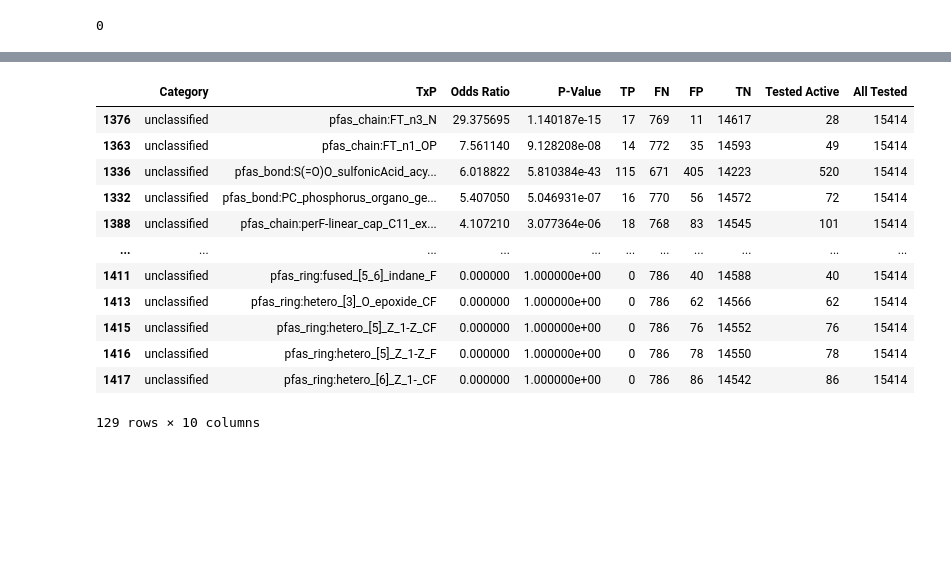
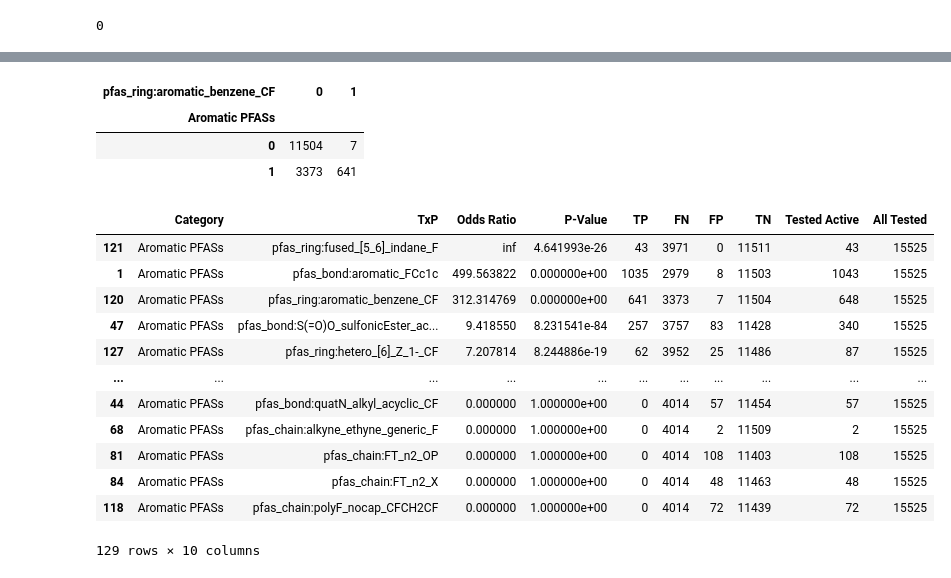
Before and after one commit to patlewig/nts_pfas, a Jupyter notebook: notebooks/02_enrichments_primary_categories.ipynb, the cells around one changed output, grey strips where cells are left out. Drawn from its saved outputs; the diff is of its cells as text; code cells hidden in the pictures; blank space fills up the shorter version.

```diff
--- a/notebooks/02_enrichments_primary_categories.ipynb
+++ b/notebooks/02_enrichments_primary_categories.ipynb
@@ -35,9 +36,9 @@ external_dir = TOP + 'data/external/'
 processed_dir = TOP + 'data/processed/'
 figures_dir = TOP + 'reports/figures/'
 # %%
-df = pd.read_excel(interim_dir+'secondary_categorisations_new_universe_061123.xlsx' ,  index_col = [0])
+df = pd.read_excel(interim_dir+'mediod_new_universe_090524.xlsx' ,  index_col = [0])
 # %%
-pfas_txps = pd.read_csv(interim_dir+'new_inv_4TxPs_PFAS_out.txt', sep = ';')
+pfas_txps = pd.read_csv(interim_dir+'output_new_pfas__PFASTxP_april.txt', sep = ';')
 pfas_txps = pfas_txps[pfas_txps['M_CORINA_SYMPHONY_ERRORS_[STRING]'] == 'No errors']
 pfas_txps = pfas_txps.iloc[:,:-2]
 # %%
@@ -89,8 +98,8 @@ import scipy.stats as stats
 # %%
 def create_enrich(df):
     res = []
-    for e in df.columns[:11]:
-        for i, column in df.iloc[:,11:].items():
+    for e in df.columns[:18]:
+        for i, column in df.iloc[:,18:].items():
             #print(i,column)
             if pd.crosstab(df.loc[:,e], column).shape == (2,2):
                 a = pd.crosstab(df[e],column)
@@ -102,7 +111,12 @@ def create_enrich(df):
                 res.append([e, i, oddsratio, pvalue, tp, fn, fp, tn, tested_active, all_tested])
     return res
 # %%
-#pd.crosstab(df2['unclassified'], df2['pfas_chain:perF-linear_cap_C11_excl_mod'])
+pd.crosstab(df2['Aromatic PFASs'], df2['pfas_ring:aromatic_benzene_CF'])
+# %% [output]
+| pfas_ring:aromatic_benzene_CF | 0 | 1 |
+| Aromatic PFASs |  |  |
+| 0 | 11504 | 7 |
+| 1 | 3373 | 641 |
 # %%
 def convert(lst):
     df = pd.DataFrame(lst)
@@ -117,20 +131,20 @@ txp_enrich = create_enrich(df2)
 # %%
 txp_enrich = convert(txp_enrich)
 # %%
-txp_enrich[txp_enrich['Category'] == 'unclassified'].sort_values(by=['Odds Ratio','P-Value'], ascending = [False, False])
+txp_enrich[txp_enrich['Category'] == 'Aromatic PFASs'].sort_values(by=['Odds Ratio','P-Value'], ascending = [False, False])
 # %% [output]
 |  | Category | TxP | Odds Ratio | P-Value | TP | FN | FP | TN | Tested Active | All Tested |
-| 1376 | unclassified | pfas_chain:FT_n3_N | 29.375695 | 1.140187e-15 | 17 | 769 | 11 | 14617 | 28 | 15414 |
-| 1363 | unclassified | pfas_chain:FT_n1_OP | 7.561140 | 9.128208e-08 | 14 | 772 | 35 | 14593 | 49 | 15414 |
-| 1336 | unclassified | pfas_bond:S(=O)O_sulfonicAcid_acy... | 6.018822 | 5.810384e-43 | 115 | 671 | 405 | 14223 | 520 | 15414 |
-| 1332 | unclassified | pfas_bond:PC_phosphorus_organo_ge... | 5.407050 | 5.046931e-07 | 16 | 770 | 56 | 14572 | 72 | 15414 |
-| 1388 | unclassified | pfas_chain:perF-linear_cap_C11_ex... | 4.107210 | 3.077364e-06 | 18 | 768 | 83 | 14545 | 101 | 15414 |
+| 121 | Aromatic PFASs | pfas_ring:fused_[5_6]_indane_F | inf | 4.641993e-26 | 43 | 3971 | 0 | 11511 | 43 | 15525 |
+| 1 | Aromatic PFASs | pfas_bond:aromatic_FCc1c | 499.563822 | 0.000000e+00 | 1035 | 2979 | 8 | 11503 | 1043 | 15525 |
+| 120 | Aromatic PFASs | pfas_ring:aromatic_benzene_CF | 312.314769 | 0.000000e+00 | 641 | 3373 | 7 | 11504 | 648 | 15525 |
+| 47 | Aromatic PFASs | pfas_bond:S(=O)O_sulfonicEster_ac... | 9.418550 | 8.231541e-84 | 257 | 3757 | 83 | 11428 | 340 | 15525 |
+| 127 | Aromatic PFASs | pfas_ring:hetero_[6]_Z_1-_CF | 7.207814 | 8.244886e-19 | 62 | 3952 | 25 | 11486 | 87 | 15525 |
 | ... | ... | ... | ... | ... | ... | ... | ... | ... | ... | ... |
-| 1411 | unclassified | pfas_ring:fused_[5_6]_indane_F | 0.000000 | 1.000000e+00 | 0 | 786 | 40 | 14588 | 40 | 15414 |
-| 1413 | unclassified | pfas_ring:hetero_[3]_O_epoxide_CF | 0.000000 | 1.000000e+00 | 0 | 786 | 62 | 14566 | 62 | 15414 |
-| 1415 | unclassified | pfas_ring:hetero_[5]_Z_1-Z_CF | 0.000000 | 1.000000e+00 | 0 | 786 | 76 | 14552 | 76 | 15414 |
-| 1416 | unclassified | pfas_ring:hetero_[5]_Z_1-Z_F | 0.000000 | 1.000000e+00 | 0 | 786 | 78 | 14550 | 78 | 15414 |
-| 1417 | unclassified | pfas_ring:hetero_[6]_Z_1-_CF | 0.000000 | 1.000000e+00 | 0 | 786 | 86 | 14542 | 86 | 15414 |
+| 44 | Aromatic PFASs | pfas_bond:quatN_alkyl_acyclic_CF | 0.000000 | 1.000000e+00 | 0 | 4014 | 57 | 11454 | 57 | 15525 |
+| 68 | Aromatic PFASs | pfas_chain:alkyne_ethyne_generic_F | 0.000000 | 1.000000e+00 | 0 | 4014 | 2 | 11509 | 2 | 15525 |
+| 81 | Aromatic PFASs | pfas_chain:FT_n2_OP | 0.000000 | 1.000000e+00 | 0 | 4014 | 108 | 11403 | 108 | 15525 |
+| 84 | Aromatic PFASs | pfas_chain:FT_n2_X | 0.000000 | 1.000000e+00 | 0 | 4014 | 48 | 11463 | 48 | 15525 |
+| 118 | Aromatic PFASs | pfas_chain:polyF_nocap_CFCH2CF | 0.000000 | 1.000000e+00 | 0 | 4014 | 72 | 11439 | 72 | 15525 |
 129 rows × 10 columns
 # %%
 txp_enrich1 = final_df(txp_enrich)
```
Also changed, not shown: parts of 12 cells of this notebook.
